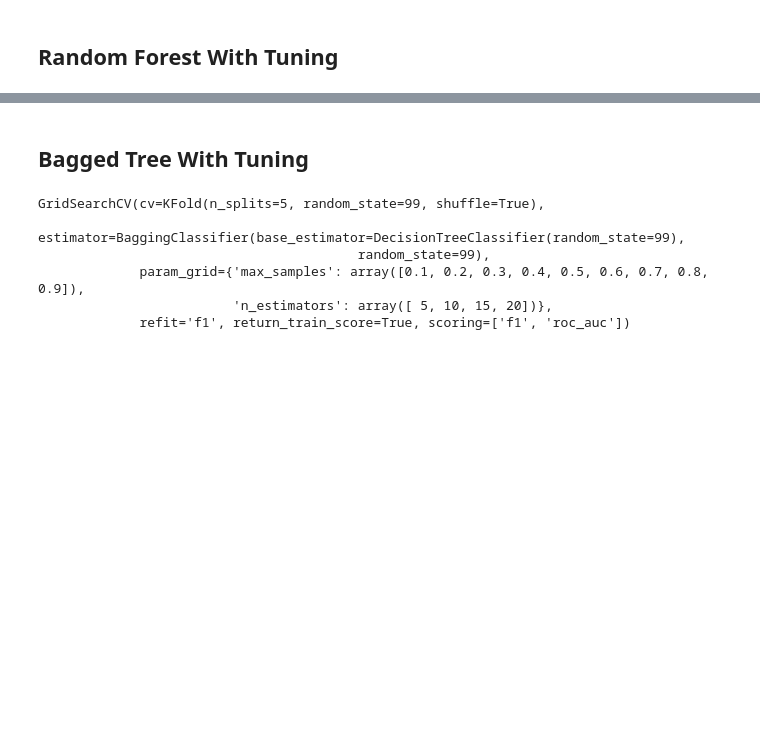
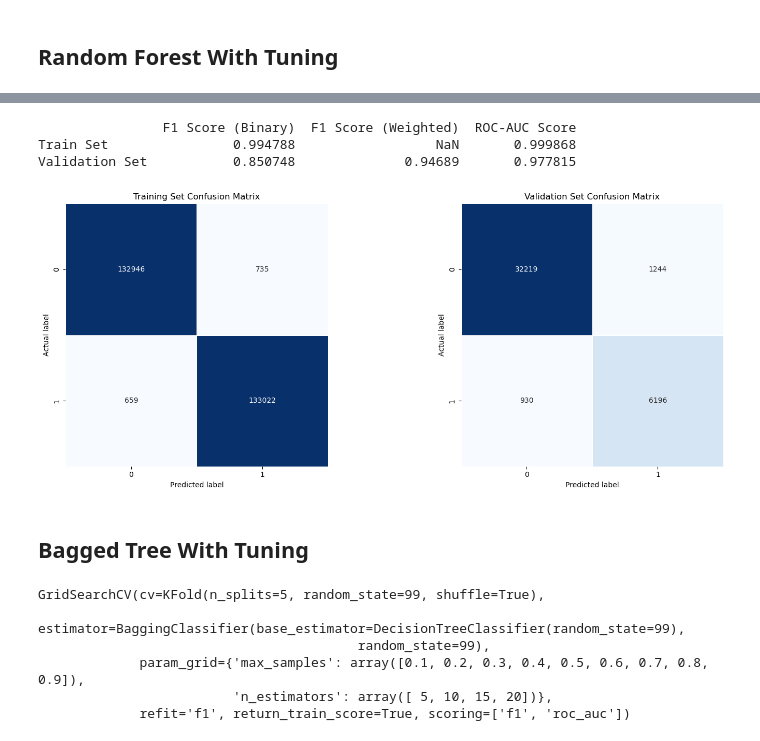
Before and after one commit to kaito274/COSC2753---Assignment1, a Jupyter notebook: main.ipynb, the cells around one changed output, grey strips where cells are left out. Saved outputs shown, nothing was run; the diff lists cells and outputs as text; code cells hidden in the pictures; blank space fills up the shorter version.

```diff
--- a/main.ipynb
+++ b/main.ipynb
@@ -1045,2 +1026,11 @@ params = {
     "max_depth": np.arange(2, 24, 2),
 }
+# %%
+clf = RandomForestClassifier(
+    criterion="gini",  # Good for balanced data (we have already up-sampled out data so it is now balanced)
+    class_weight="balanced",
+    random_state=99     # Reproducible result
+)
+# %%
+clf_rf = GridSearchCV(clf, params, cv=cv, scoring=["f1", "roc_auc"], refit="f1", return_train_score=True, n_jobs=-1)
+clf_rf.fit(train_X, train_Y.values.ravel())
@@ -1046,0 +1050,9 @@ params = {
+# %%
+clf_rf = load('./models/clf_rf.joblib')
+# %%
+# Get predictions
+rf_train_pred_y = clf_rf.predict(train_X)
+rf_val_pred_y = clf_rf.predict(val_X)
+
+rf_predprob_train_Y = clf_rf.predict_proba(train_X)[:, 1]
+rf_predprob_val_Y = clf_rf.predict_proba(val_X)[:, 1]
@@ -1047,3 +1089,13 @@ params = {
+# %%
+get_performance(train_Y, rf_train_pred_y, rf_predprob_train_Y, val_Y, rf_val_pred_y, rf_predprob_val_Y)
+# %% [output]
+                F1 Score (Binary)  F1 Score (Weighted)  ROC-AUC Score
+Train Set                0.994788                  NaN       0.999868
+Validation Set           0.850748              0.94689       0.977815
+# %%
+plot_confusion_matrix(train_Y, rf_train_pred_y, val_Y, rf_val_pred_y)
+# %% [output]
+[figure, added]
 # %% [markdown]
 ## Bagged Tree With Tuning
 # %%
```
Also changed, not shown: parts of 73 cells of this notebook, 25 other files.
